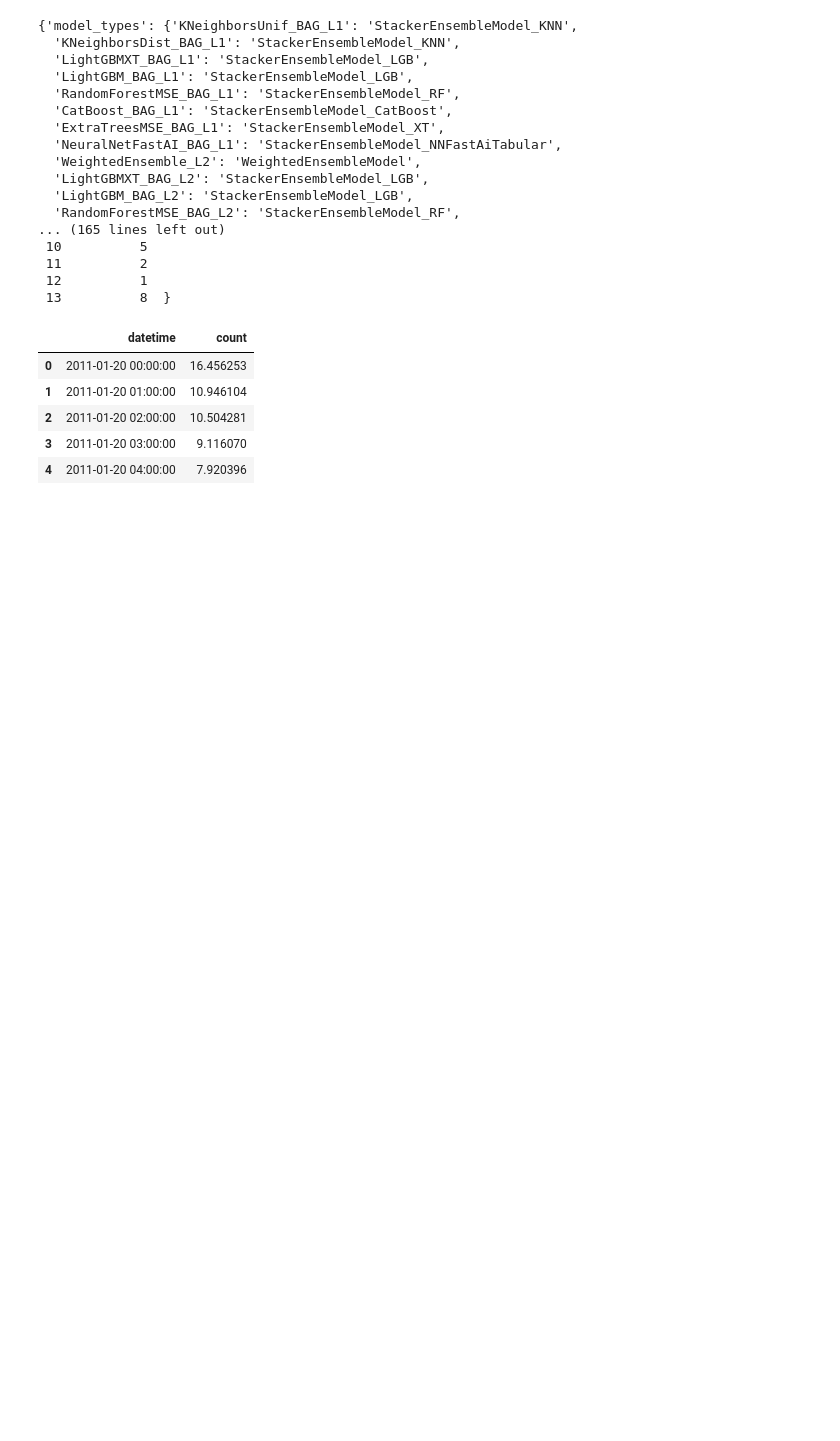
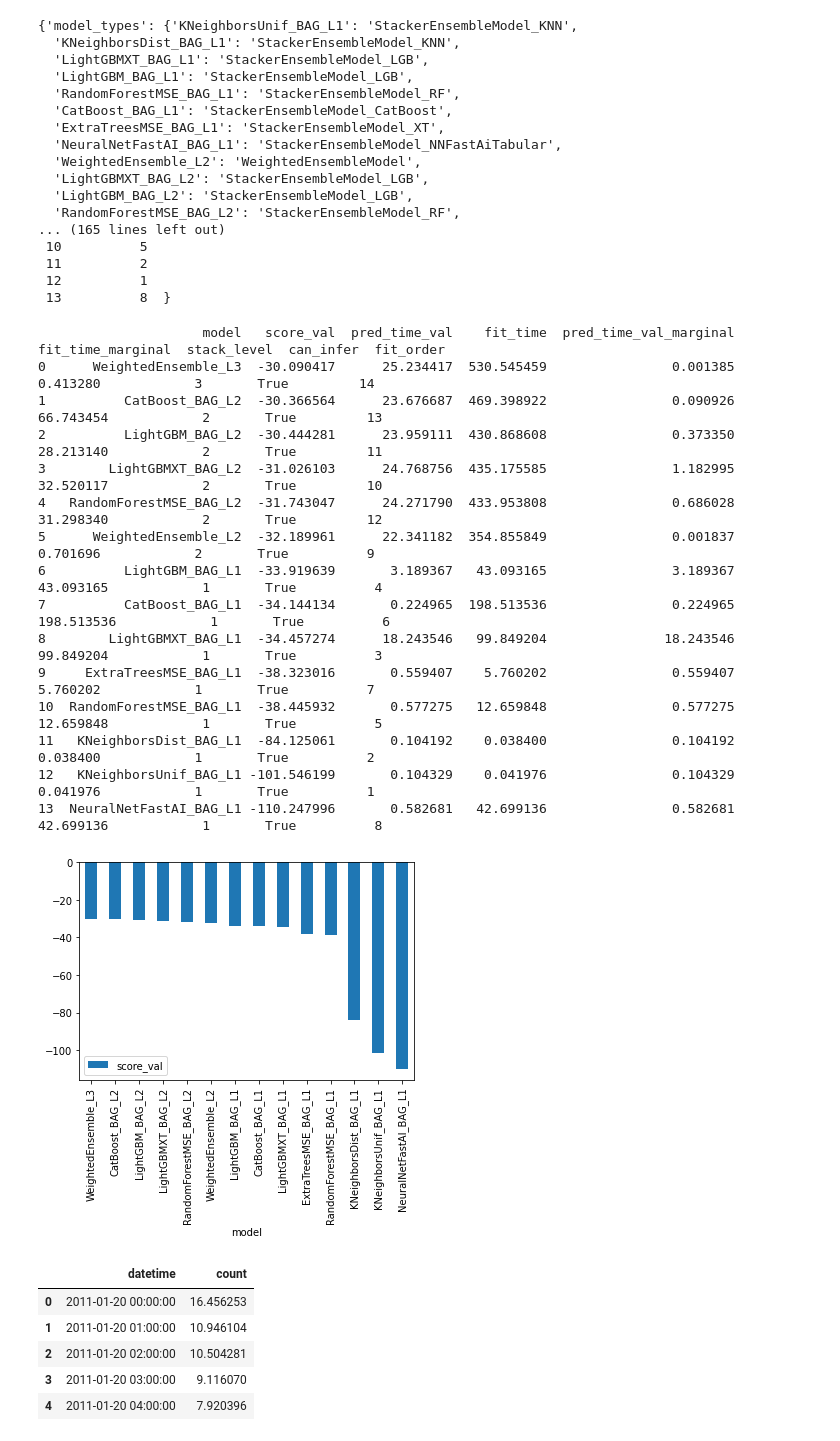
Before and after one commit to Ahmed-Eloraby/AWS_Project-1, a Jupyter notebook: project-template.ipynb, the cells around one changed output. Saved outputs shown, nothing was run; the diff lists cells and outputs as text; code cells hidden in the pictures; blank space fills up the shorter version.

```diff
--- a/project-template.ipynb
+++ b/project-template.ipynb
@@ -461,6 +480,25 @@ Plot summary of models saved to file: AutogluonModels/ag-20230608_214555/Summary
  11          2
  12          1
  13          8  }
+# %%
+predictor_new_feature.leaderboard(silent=False).plot(kind="bar", x="model", y="score_val");
+# %% [output]
+                     model   score_val  pred_time_val    fit_time  pred_time_val_marginal  fit_time_marginal  stack_level  can_infer  fit_order
+0      WeightedEnsemble_L3  -30.090417      25.234417  530.545459                0.001385           0.413280            3       True         14
+1          CatBoost_BAG_L2  -30.366564      23.676687  469.398922                0.090926          66.743454            2       True         13
+2          LightGBM_BAG_L2  -30.444281      23.959111  430.868608                0.373350          28.213140            2       True         11
+3        LightGBMXT_BAG_L2  -31.026103      24.768756  435.175585                1.182995          32.520117            2       True         10
+4   RandomForestMSE_BAG_L2  -31.743047      24.271790  433.953808                0.686028          31.298340            2       True         12
+5      WeightedEnsemble_L2  -32.189961      22.341182  354.855849                0.001837           0.701696            2       True          9
+6          LightGBM_BAG_L1  -33.919639       3.189367   43.093165                3.189367          43.093165            1       True          4
+7          CatBoost_BAG_L1  -34.144134       0.224965  198.513536                0.224965         198.513536            1       True          6
+8        LightGBMXT_BAG_L1  -34.457274      18.243546   99.849204               18.243546          99.849204            1       True          3
+9     ExtraTreesMSE_BAG_L1  -38.323016       0.559407    5.760202                0.559407           5.760202            1       True          7
+10  RandomForestMSE_BAG_L1  -38.445932       0.577275   12.659848                0.577275          12.659848            1       True          5
+11   KNeighborsDist_BAG_L1  -84.125061       0.104192    0.038400                0.104192           0.038400            1       True          2
+12   KNeighborsUnif_BAG_L1 -101.546199       0.104329    0.041976                0.104329           0.041976            1       True          1
+13  NeuralNetFastAI_BAG_L1 -110.247996       0.582681   42.699136                0.582681          42.699136            1       True          8
+[figure, added]
 # %%
 count_predictions_new_features = predictor_new_feature.predict(test)
 predictions_new_features = pd.DataFrame({"datetime":test["datetime"],"count":count_predictions_new_features})
```
Also changed, not shown: parts of 5 cells of this notebook, 2 other files.
